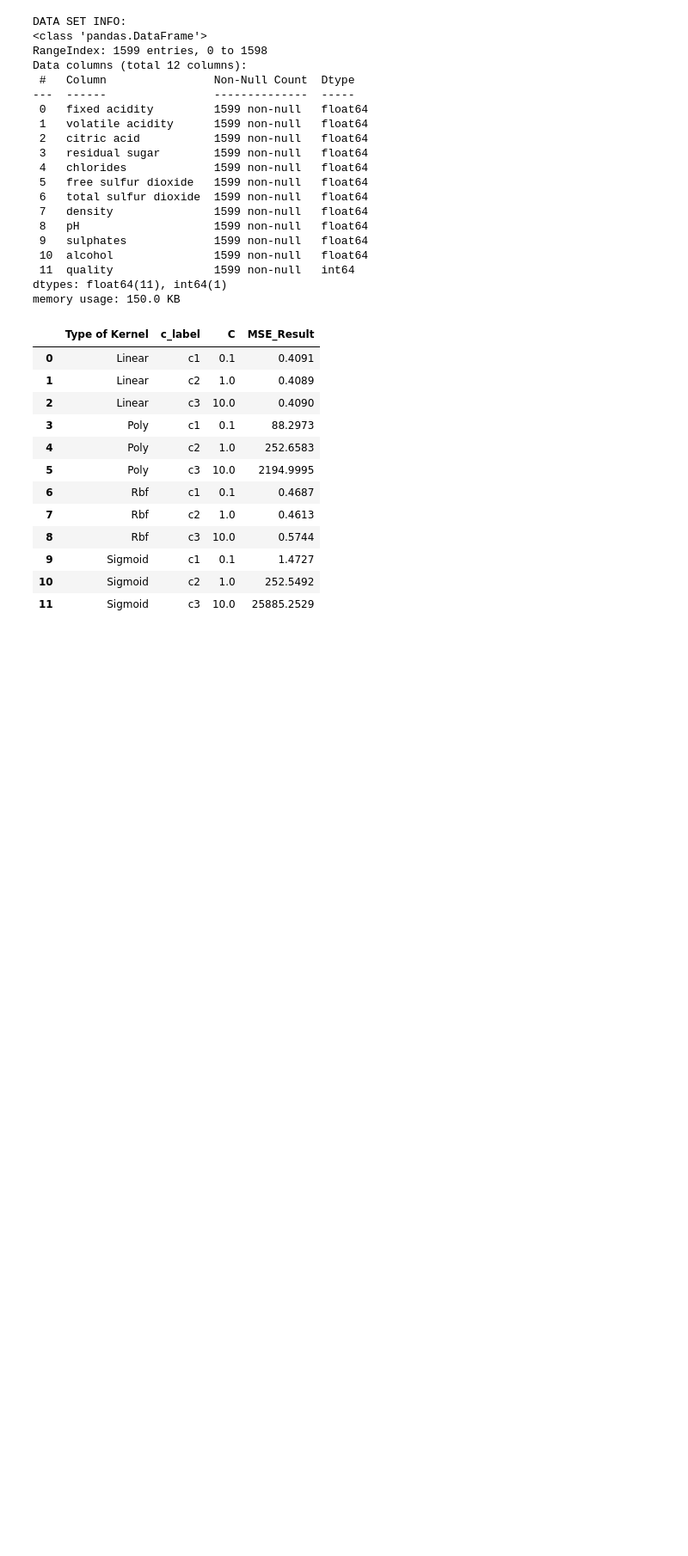
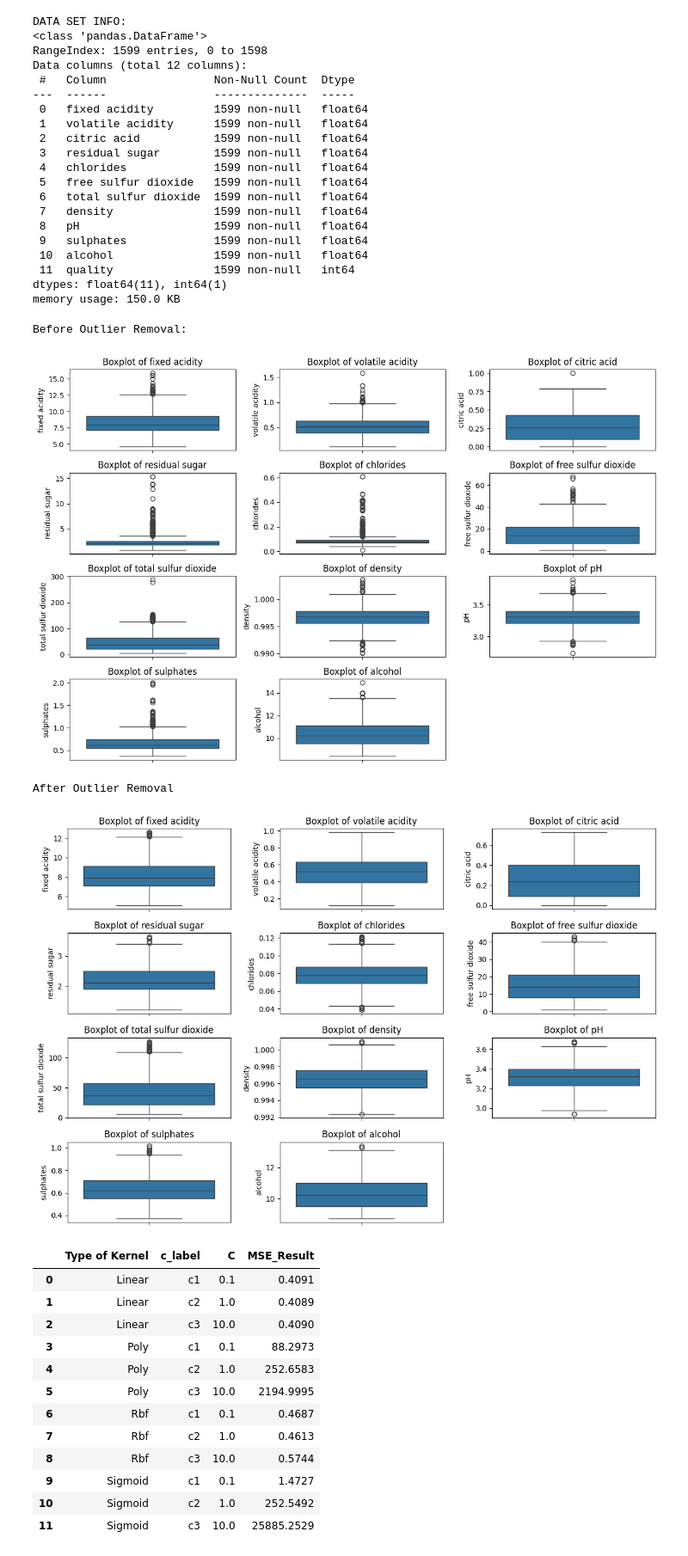
Before and after one commit to BrookeR62/ClusteringSample, a Jupyter notebook: Final/redwinde_data.ipynb, the cells around one changed output. Shown at 86% size. Cells and saved outputs as stored; diff of their text form; code cells hidden in the pictures; blank space fills up the shorter version.

```diff
--- a/Final/redwinde_data.ipynb
+++ b/Final/redwinde_data.ipynb
@@ -38,32 +37,55 @@ memory usage: 150.0 KB
 # %%
 target_col = "quality"
 X_all = redwine_df.drop(target_col, axis=1)
 y_all = redwine_df[target_col]
 
 X_train, X_test, y_train, y_test = train_test_split(
     X_all, y_all, test_size=0.2, random_state=42, stratify=y_all
 )
 
 num_cols = X_train.select_dtypes(include=["number"]).columns.tolist()
+
+print("Before Outlier Removal:")
+plt.figure(figsize=(12, 8))
+for i, col in enumerate(num_cols, 1):
+    plt.subplot(4,3,i)
+    sns.boxplot(y=X_train[col])
+    plt.title(f"Boxplot of {col}")
+plt.tight_layout()
+plt.show()
 
 def remove_outliers_iqr(df, cols, k=1.5):
     mask = pd.Series(True, index=df.index)
     for c in cols:
         q1 = df[c].quantile(0.25)
         q3 = df[c].quantile(0.75)
         iqr = q3 - q1
         low = q1 - k * iqr
         high = q3 + k * iqr
         mask &= df[c].between(low, high) | df[c].isna()
     return mask
 
 train_mask = remove_outliers_iqr(X_train, num_cols)
 X_train = X_train.loc[train_mask].reset_index(drop=True)
 y_train = y_train.loc[train_mask].reset_index(drop=True)
 
+print(f"After Outlier Removal")
+plt.figure(figsize=(12, 8))
+for i, col in enumerate(num_cols, 1):
+    plt.subplot(4,3,i)
+    sns.boxplot(y=X_train[col])
+    plt.title(f"Boxplot of {col}")
+plt.tight_layout()
+plt.show()
+
 num_imputer = SimpleImputer(strategy="median")
 X_train[num_cols] = num_imputer.fit_transform(X_train[num_cols])
 X_test[num_cols] = num_imputer.transform(X_test[num_cols])
+# %% [output]
+Before Outlier Removal:
+[figure, added]
+After Outlier Removal
+[figure, added]
 # %%
 scaler = StandardScaler()
 
```
Also changed, not shown: parts of 4 cells of this notebook, 6 other files.
